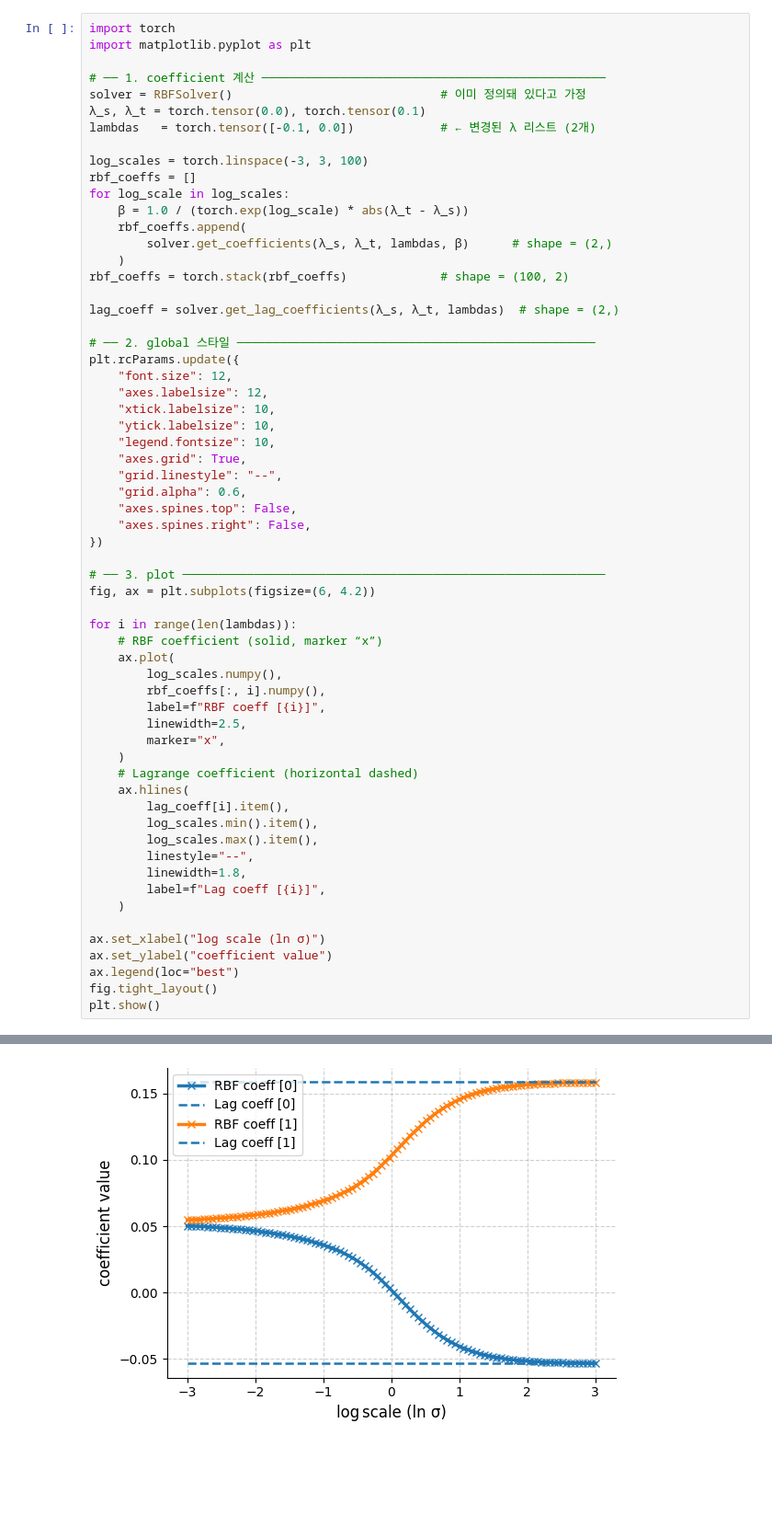
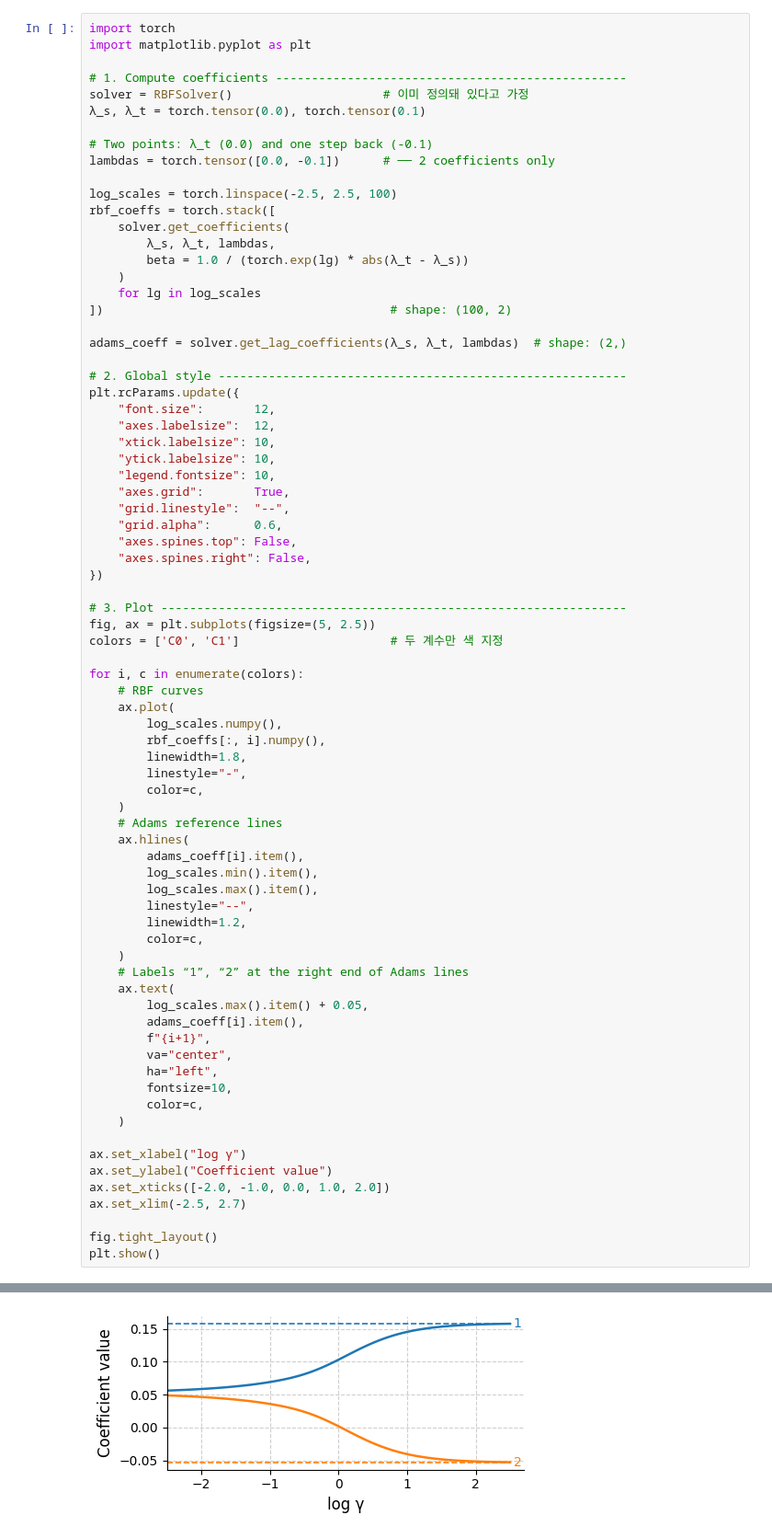
Before and after one commit to scpark20/rbf_fid, a Jupyter notebook: report/coefficient convergence.ipynb, the cells around one changed output, grey strips where cells are left out. Shown: that part at 92% size. Drawn from its saved outputs; the diff is of its cells as text; blank space fills up the shorter version.

```diff
--- a/report/coefficient convergence.ipynb
+++ b/report/coefficient convergence.ipynb
@@ -228,61 +308,76 @@ np.exp(0.1)
 import torch
 import matplotlib.pyplot as plt
 
-# ── 1. coefficient 계산 ────────────────────────────────────────────────
-solver = RBFSolver()                             # 이미 정의돼 있다고 가정
+# 1. Compute coefficients -------------------------------------------------
+solver = RBFSolver()                     # 이미 정의돼 있다고 가정
 λ_s, λ_t = torch.tensor(0.0), torch.tensor(0.1)
-lambdas   = torch.tensor([-0.1, 0.0])            # ← 변경된 λ 리스트 (2개)
 
-log_scales = torch.linspace(-3, 3, 100)
-rbf_coeffs = []
-for log_scale in log_scales:
-    β = 1.0 / (torch.exp(log_scale) * abs(λ_t - λ_s))
-    rbf_coeffs.append(
-        solver.get_coefficients(λ_s, λ_t, lambdas, β)      # shape = (2,)
+# Two points: λ_t (0.0) and one step back (-0.1)
+lambdas = torch.tensor([0.0, -0.1])      # ── 2 coefficients only
+
+log_scales = torch.linspace(-2.5, 2.5, 100)
+rbf_coeffs = torch.stack([
+    solver.get_coefficients(
+        λ_s, λ_t, lambdas,
+        beta = 1.0 / (torch.exp(lg) * abs(λ_t - λ_s))
     )
-rbf_coeffs = torch.stack(rbf_coeffs)             # shape = (100, 2)
+    for lg in log_scales
+])                                        # shape: (100, 2)
 
-lag_coeff = solver.get_lag_coefficients(λ_s, λ_t, lambdas)  # shape = (2,)
+adams_coeff = solver.get_lag_coefficients(λ_s, λ_t, lambdas)  # shape: (2,)
 
-# ── 2. global 스타일 ──────────────────────────────────────────────────
+# 2. Global style ---------------------------------------------------------
 plt.rcParams.update({
-    "font.size": 12,
-    "axes.labelsize": 12,
+    "font.size":       12,
+    "axes.labelsize":  12,
     "xtick.labelsize": 10,
     "ytick.labelsize": 10,
     "legend.fontsize": 10,
-    "axes.grid": True,
-    "grid.linestyle": "--",
-    "grid.alpha": 0.6,
+    "axes.grid":       True,
+    "grid.linestyle":  "--",
+    "grid.alpha":      0.6,
     "axes.spines.top": False,
     "axes.spines.right": False,
 })
 
-# ── 3. plot ───────────────────────────────────────────────────────────
-fig, ax = plt.subplots(figsize=(6, 4.2))
+# 3. Plot -----------------------------------------------------------------
+fig, ax = plt.subplots(figsize=(5, 2.5))
+colors = ['C0', 'C1']                     # 두 계수만 색 지정
 
-for i in range(len(lambdas)):
-    # RBF coefficient (solid, marker “x”)
+for i, c in enumerate(colors):
+    # RBF curves
     ax.plot(
         log_scales.numpy(),
         rbf_coeffs[:, i].numpy(),
-        label=f"RBF coeff [{i}]",
-        linewidth=2.5,
-        marker="x",
+        linewidth=1.8,
+        linestyle="-",
+        color=c,
     )
-    # Lagrange coefficient (horizontal dashed)
+    # Adams reference lines
     ax.hlines(
-        lag_coeff[i].item(),
+        adams_coeff[i].item(),
         log_scales.min().item(),
         log_scales.max().item(),
         linestyle="--",
-        linewidth=1.8,
-        label=f"Lag coeff [{i}]",
+        linewidth=1.2,
+        color=c,
+    )
+    # Labels “1”, “2” at the right end of Adams lines
+    ax.text(
+        log_scales.max().item() + 0.05,
+        adams_coeff[i].item(),
+        f"{i+1}",
+        va="center",
+        ha="left",
+        fontsize=10,
+        color=c,
     )
 
-ax.set_xlabel("log scale (ln σ)")
-ax.set_ylabel("coefficient value")
-ax.legend(loc="best")
+ax.set_xlabel("log γ")
+ax.set_ylabel("Coefficient value")
+ax.set_xticks([-2.0, -1.0, 0.0, 1.0, 2.0])
+ax.set_xlim(-2.5, 2.7)
+
 fig.tight_layout()
 plt.show()
 # %% [output]
@@ -306 +384 @@ tensor([0.1046, 0.1051, 0.1052], dtype=torch.float64)
-[figure, old version]
+[figure, new version]
```
Also changed, not shown: parts of 8 cells of this notebook, 1 other file.
